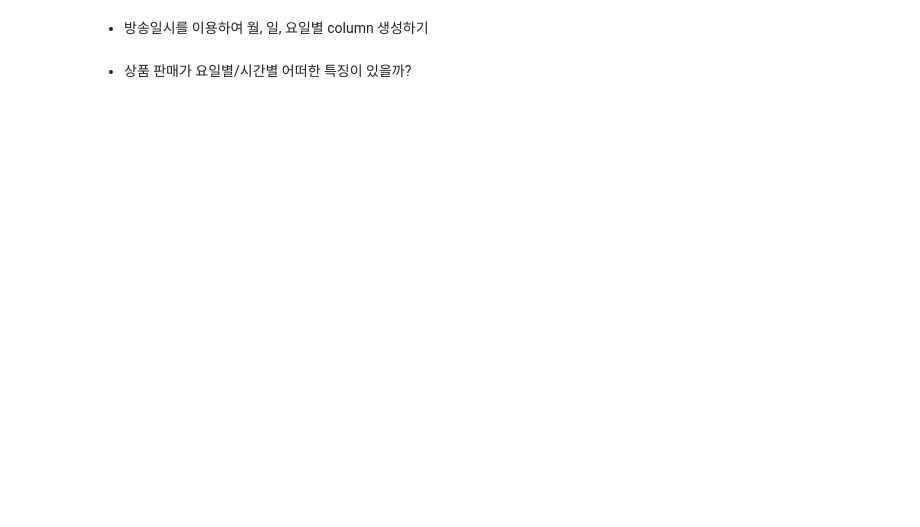
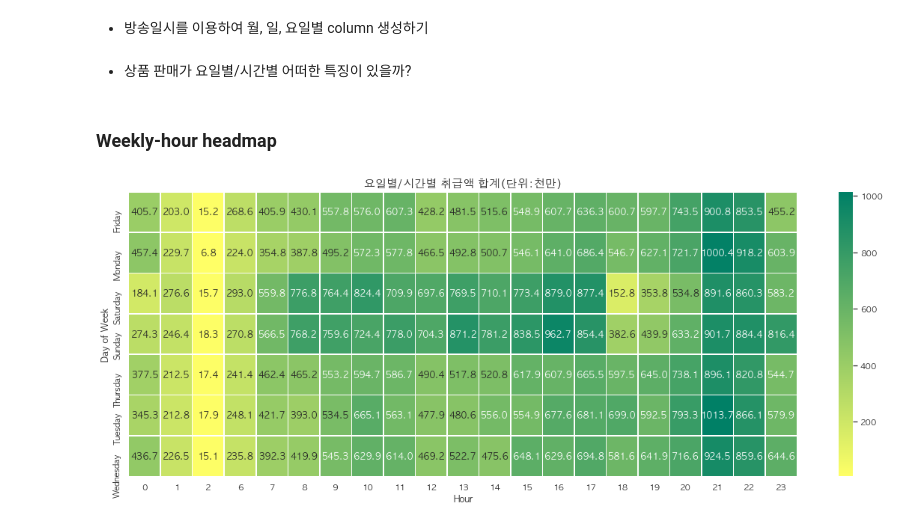
Before and after one commit to HongyeobKim/Project, a Jupyter notebook: NS-Shop/Data-Preparation-and-Exploration.ipynb, the cells around one changed output. Saved outputs shown, nothing was run; the diff lists cells and outputs as text; code cells hidden in the pictures; blank space fills up the shorter version.

```diff
--- a/NS-Shop/Data-Preparation-and-Exploration.ipynb
+++ b/NS-Shop/Data-Preparation-and-Exploration.ipynb
@@ -382,3 +386,19 @@ meta.loc['방송_시간'] = ['input', 'date', 'True', sales_result_ds['방송_
 meta.loc['방송_요일'] = ['input', 'date', 'True', sales_result_ds['방송_요일'].dtype]
 # %% [markdown]
 - 상품 판매가 요일별/시간별 어떠한 특징이 있을까?
+# %%
+def drawWeekHour(ds, values, aggfunc = len, title = None, figsize = (20,7), cmap = 'summer_r'):
+    weekhour_ds = sales_result_ds.pivot_table(index = '방송_요일', columns = '방송_시간', values = values, aggfunc = aggfunc).fillna(0)
+    sns.set(style = "whitegrid", palette = "colorblind", font_scale = 1, rc = {'font.family':'AppleGothic'})
+    plt.figure(figsize = figsize)
+    f = sns.heatmap(weekhour_ds, annot = True, fmt = "1.1f", linewidths = .5, cmap = cmap)
+    plt.xlabel("Hour")
+    plt.ylabel("Day of Week")
+    if title:
+        plt.title(title, fontsize = 15)
+# %% [markdown]
+### Weekly-hour headmap
+# %%
+drawWeekHour(sales_result_ds, values = '취급액', title = '요일별/시간별 취급액 합계(단위:천만)', aggfunc = lambda x: sum(x)/10000000)
+# %% [output]
+[figure, added]
```
Also changed, not shown: parts of 14 cells of this notebook.
